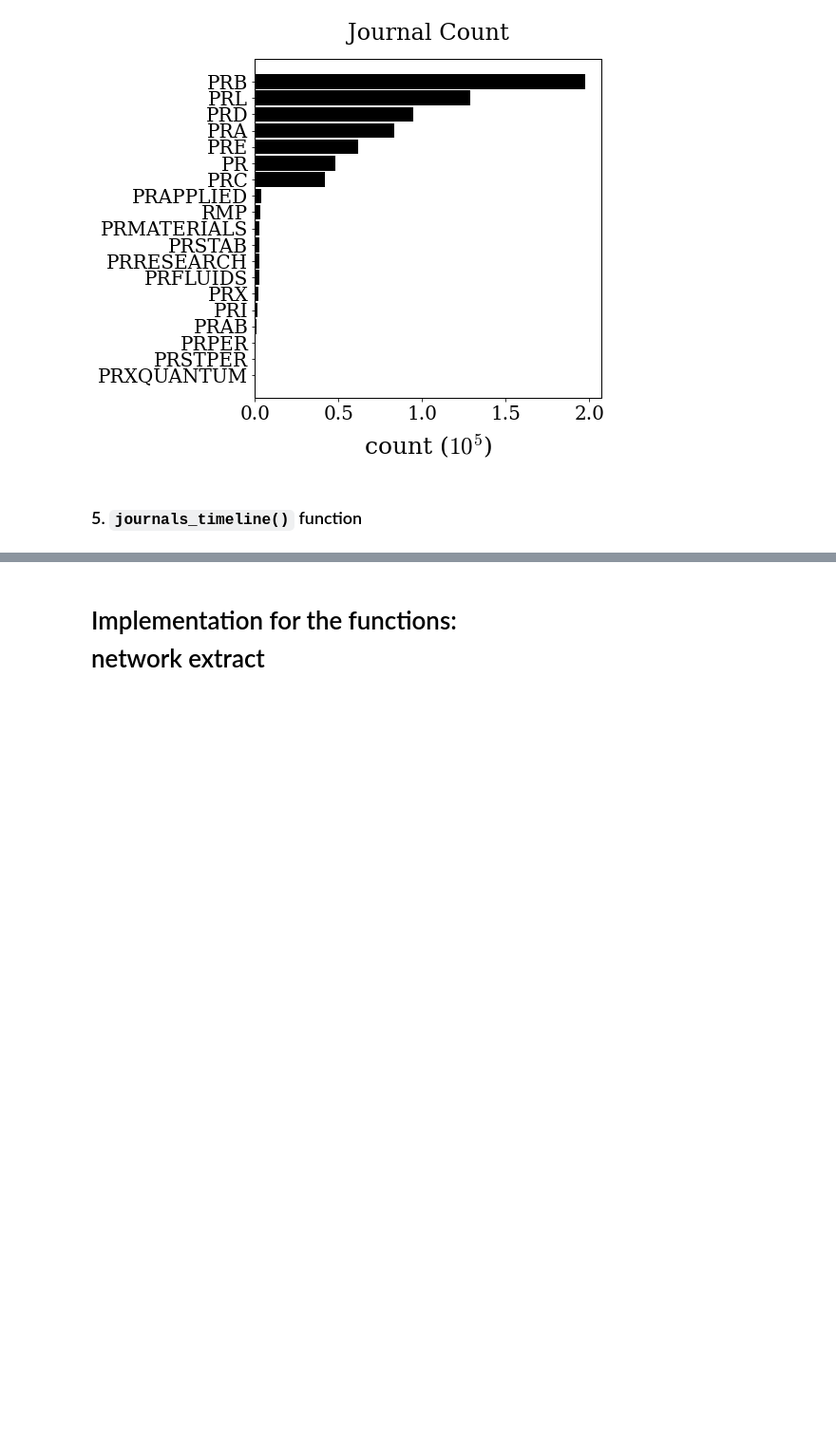
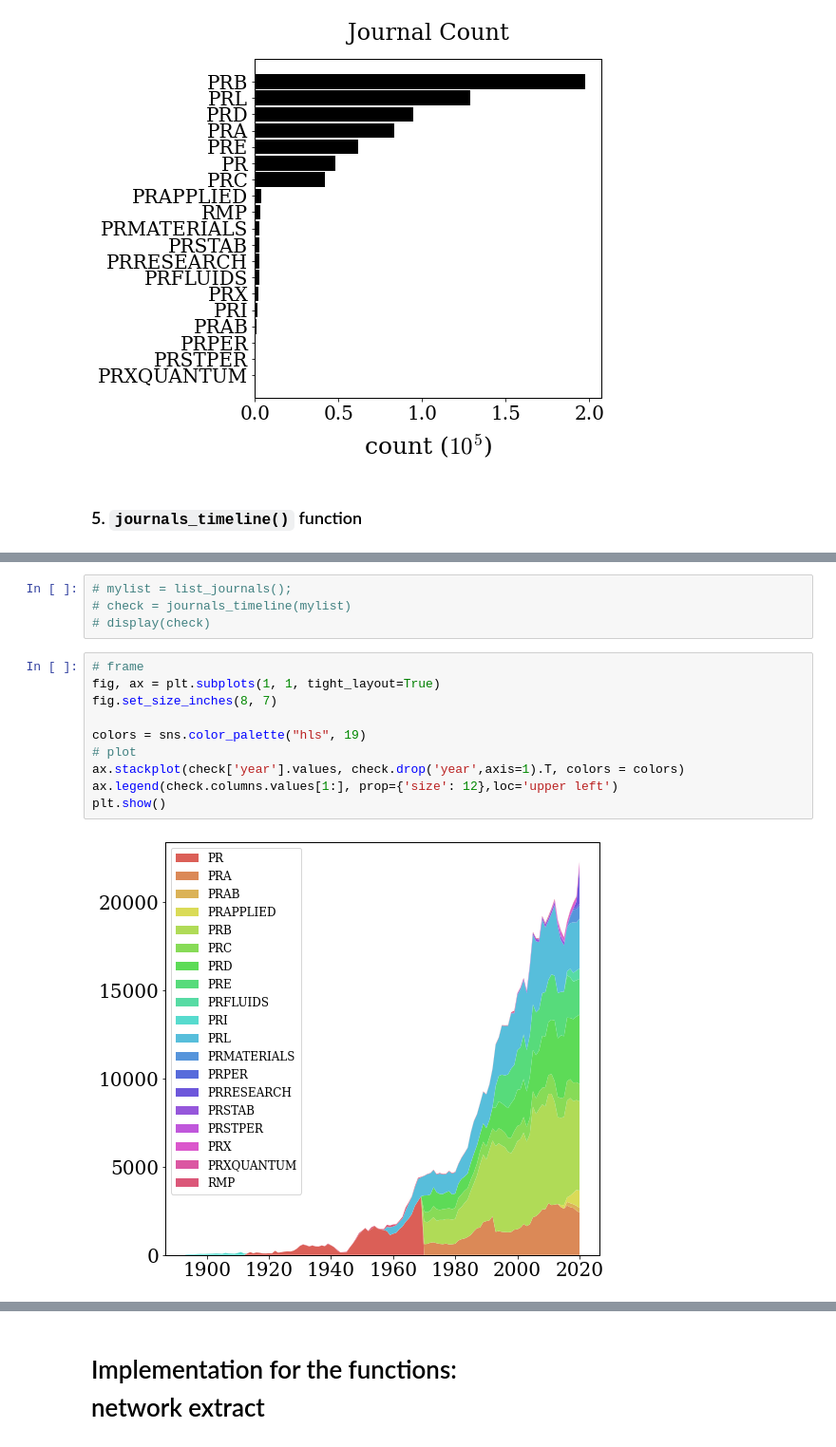
Before and after one commit to costargc/phiga.tech, a Jupyter notebook: data_analysis/key_functions.ipynb, the cells around one changed output, grey strips where cells are left out. Shown: that part at 95% size. Saved outputs shown, nothing was run; the diff lists cells and outputs as text; blank space fills up the shorter version.

Commit message:
timeline

```diff
--- a/data_analysis/key_functions.ipynb
+++ b/data_analysis/key_functions.ipynb
@@ -234,3 +275,19 @@ def barplot_journals(barplot_data):
+# %%
+# mylist = list_journals();
+# check = journals_timeline(mylist)
+# display(check)
+# %%
+# frame
+fig, ax = plt.subplots(1, 1, tight_layout=True)
+fig.set_size_inches(8, 7)
+
+colors = sns.color_palette("hls", 19)
+# plot
+ax.stackplot(check['year'].values, check.drop('year',axis=1).T, colors = colors)
+ax.legend(check.columns.values[1:], prop={'size': 12},loc='upper left')
+plt.show()
+# %% [output]
+[figure, added]
 # %% [markdown]
 ### 6. `journal_correlation()` function
 
```
Also changed, not shown: parts of 4 cells of this notebook, 1 other file.
